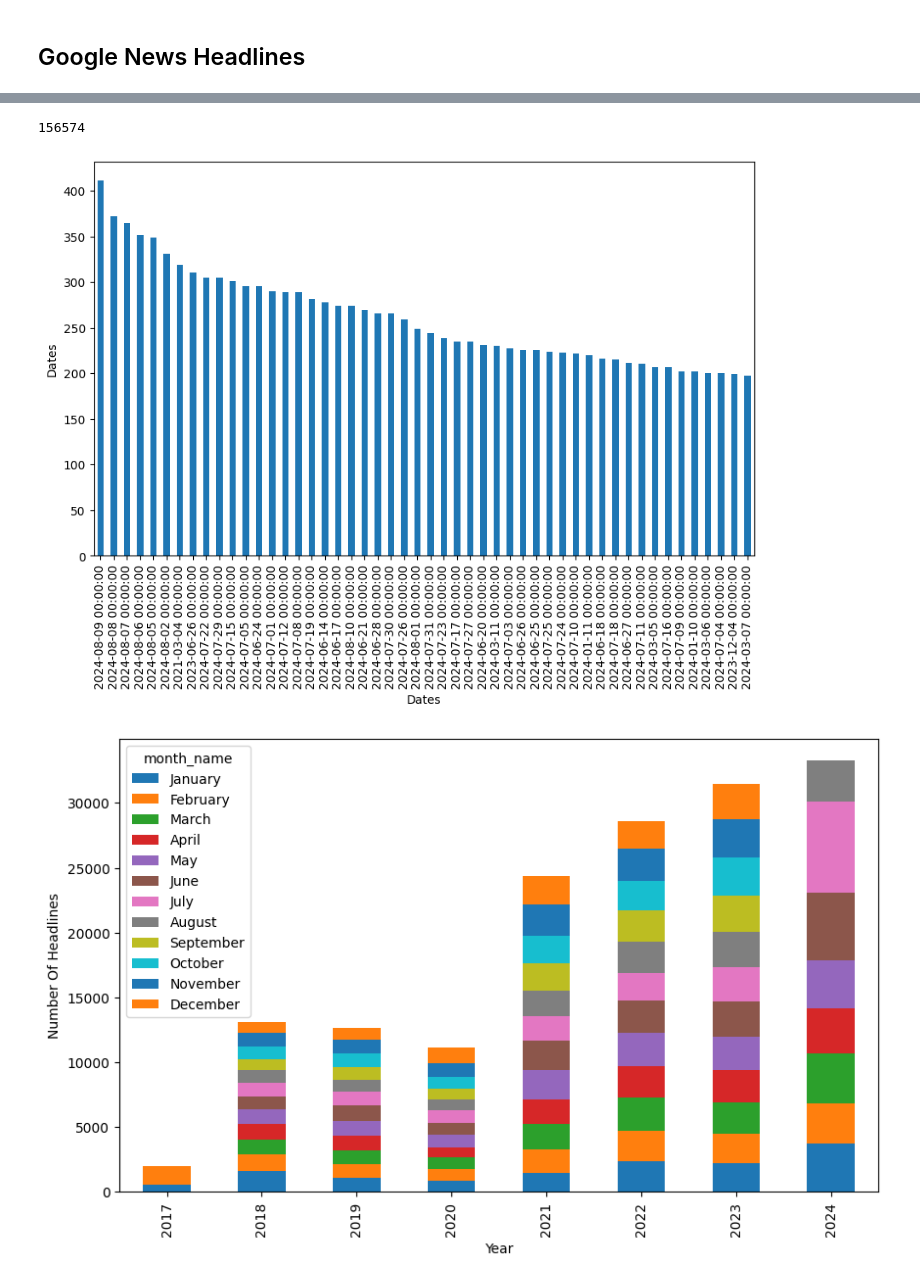
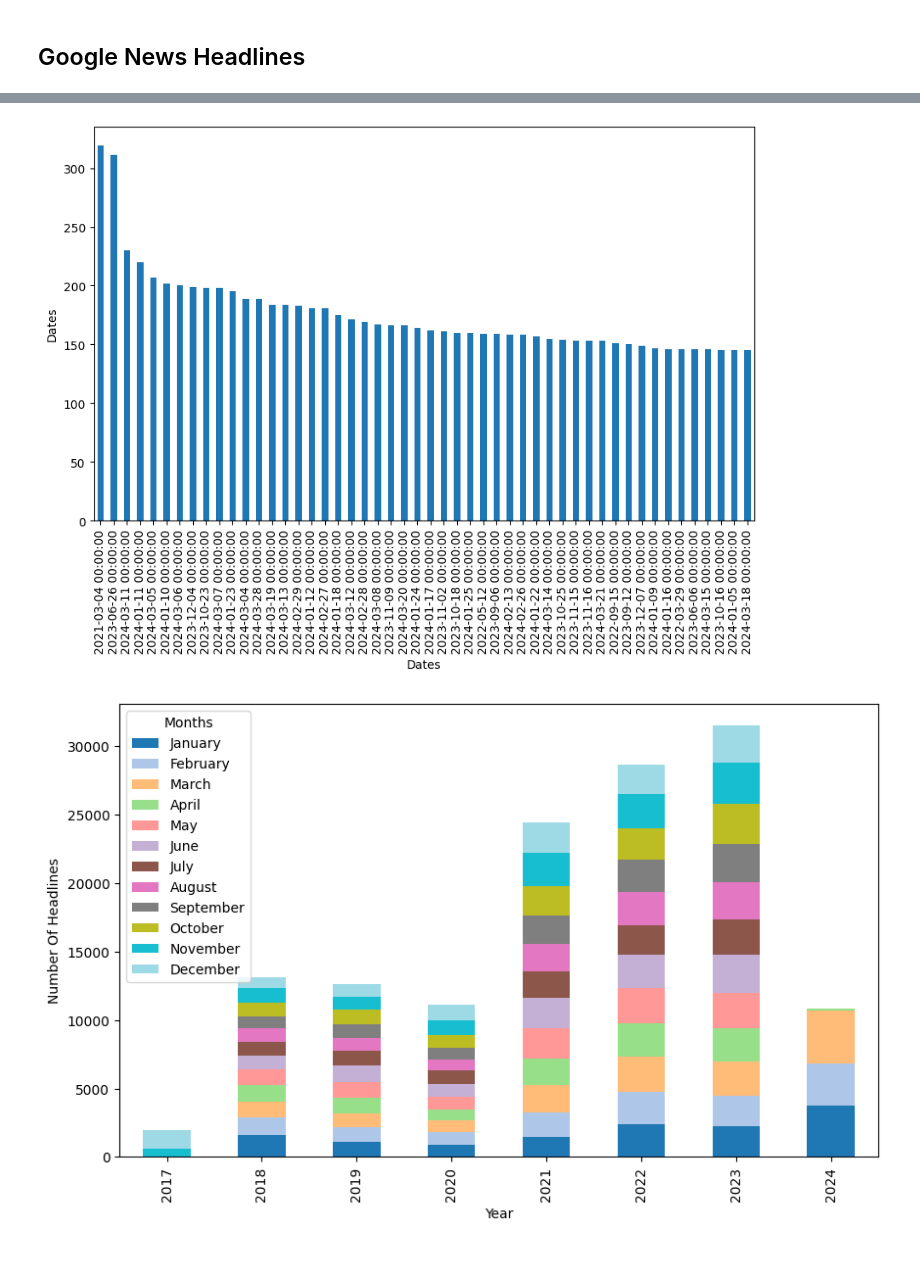
Before and after one commit to rdhakan13/ETH_Price_Predition, a Jupyter notebook: notebooks/eda.ipynb, the cells around one changed output, grey strips where cells are left out. Saved outputs shown, nothing was run; the diff lists cells and outputs as text; code cells hidden in the pictures.

```diff
--- a/notebooks/eda.ipynb
+++ b/notebooks/eda.ipynb
@@ -22,4 +24,4 @@ from gensim.utils import simple_preprocess
 # %%
 root_dir = get_root_directory()
 plotter = Plotter(root_dir)
-processed_gn = pd.read_csv(f"{root_dir}\data\processed\Google_News_Headlines_data\google_news_headlines_data.csv")
+processed_gn = pd.read_csv(f"{root_dir}\\data\\final\\sentiment_analysis.csv")
@@ -55,3 +47,6 @@ memory usage: 3.6+ MB
+# %%
+index = processed_gn.loc[processed_gn["Date"]=="2024-04-01"].index
+# %%
+processed_gn = processed_gn.loc[:max(index)]
 # %%
-processed_gn = processed_gn.astype('string')
 processed_gn['Date'] = pd.to_datetime(processed_gn['Date'])
@@ -100,45 +72,20 @@ plotter.plot_barchart(df=top_n, x="Publishers", y="Frequency")
-# %%
-len(processed_gn['News Headline'].unique())
-# %% [output]
-156574
 # %%
 n = 50
 top_n = processed_gn['Date'].value_counts().nlargest(n)
 plotter.plot_barchart(df=top_n, x="Dates", y="Dates")
 # %% [output]
-[figure, old version]
+[figure, new version]
 # %%
 processed_gn['year'] = processed_gn['Date'].dt.year
 processed_gn['month'] =processed_gn['Date'].dt.month
-
-# Create a new column with month names (for plotting)
 processed_gn['month_name'] = processed_gn['Date'].dt.month_name()
-
-# Group by year and month name, then count the number of headlines
 grouped = processed_gn.groupby(['year', 'month_name']).size().unstack(fill_value=0)
-
-# Reorder the columns to follow the calendar month order
-months_order = list(calendar.month_name)[1:]  # list from 'January' to 'December'
+months_order = list(calendar.month_name)[1:]
 grouped = grouped.reindex(columns=months_order, fill_value=0)
 grouped
-
-plotter.plot_barchart(df=grouped, x="year", y="Number of Headlines", stacked=True)
-
-# Plot the stacked bar chart
-# ax = grouped.plot(kind='bar', stacked=True, figsize=(10, 6))
-
-# Set plot labels and title
-# plt.xlabel('Year')
-# plt.ylabel('Number of Headlines')
-# plt.title('Number of Headlines per Year, Split by Month')
-
-# # Place the legend outside the plot area for better visibility
-# plt.legend(title='Month', bbox_to_anchor=(1.05, 1), loc='upper left')
-
-# plt.tight_layout()
-# plt.show()
+plotter.plot_barchart(df=grouped, x="year", y="Number of Headlines", legend="Months", colormap="tab20",stacked=True)
 # %% [output]
-[figure, old version]
+[figure, new version]
 # %%
 plotter.save_graph()
 # %%
```
Also changed, not shown: parts of 126 cells of this notebook, 1 other file.
